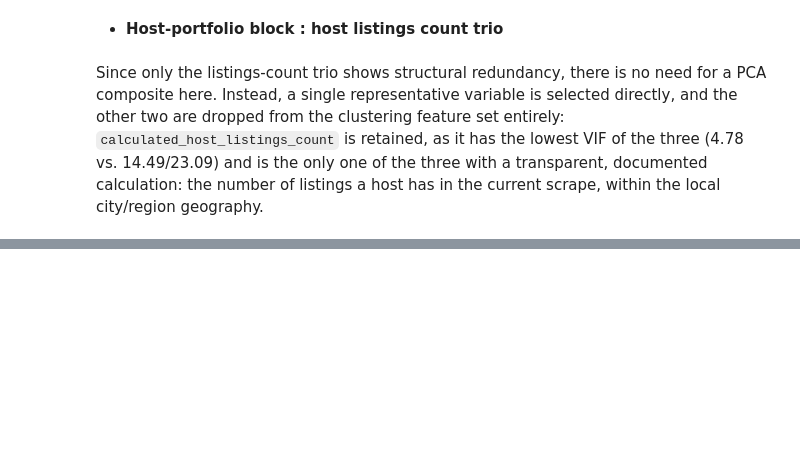
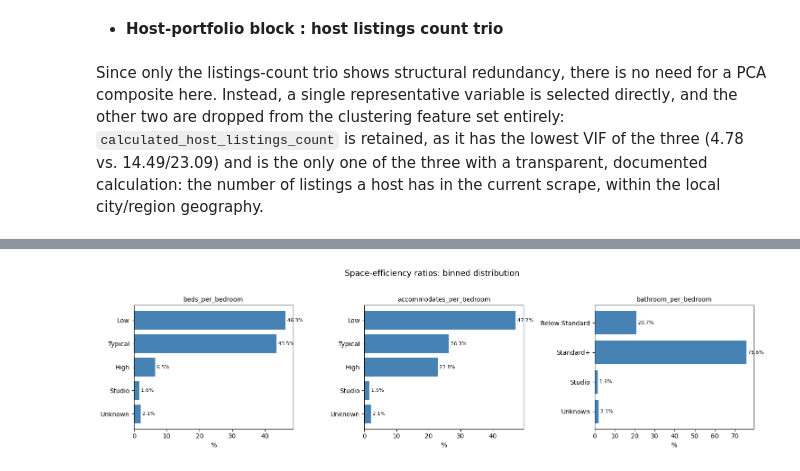
Before and after one commit to pln6/airbnb-market-segmentation-analysis, a Jupyter notebook: notebooks/02_feature_engineering.ipynb, the cells around one changed output, grey strips where cells are left out. Saved outputs shown, nothing was run; the diff lists cells and outputs as text; code cells hidden in the pictures; blank space fills up the shorter version.

Commit message:
feat: add space-efficiency ratios with binning as domain-driven derived features

```diff
--- a/notebooks/02_feature_engineering.ipynb
+++ b/notebooks/02_feature_engineering.ipynb
@@ -525,0 +530,14 @@ Since only the listings-count trio shows structural redundancy, there is no need
+# %%
+listings_clean['beds_per_bedroom'] = (
+    listings_clean['beds'] / listings_clean['bedrooms_raw'].replace(0, np.nan)
+)
+
+listings_clean['accommodates_per_bedroom'] = (
+    listings_clean['accommodates'] / listings_clean['bedrooms_raw'].replace(0, np.nan)
+)
+
+listings_clean['bathroom_per_bedroom'] = (
+    listings_clean['bathroom_count'] / listings_clean['bedrooms_raw'].replace(0, np.nan)
+)
+
+display(listings_clean[['beds_per_bedroom', 'accommodates_per_bedroom', 'bathroom_per_bedroom']].describe())
@@ -525,0 +556,65 @@ Since only the listings-count trio shows structural redundancy, there is no need
+# %%
+def bin_ratio_with_studio(df, ratio_col, bedroom_col, n_bins=3, labels=None):
+    """
+    Bins a per-bedroom ratio into quantile categories, with dedicated
+    'Studio' (bedroom_col == 0) and 'Unknown' (bedroom_col is NaN) categories
+    handled separately from the quantile split on genuine multi-bedroom listings.
+    """
+    is_studio = df[bedroom_col] == 0
+    is_missing = df[bedroom_col].isna()
+    valid_mask = ~is_studio & ~is_missing
+    observed = df.loc[valid_mask, ratio_col]
+    quantile_edges = np.unique(observed.quantile(np.linspace(0, 1, n_bins + 1)).values)
+    actual_n_bins = len(quantile_edges) - 1
+    bin_labels = labels if (labels and len(labels) == actual_n_bins) else [f"Q{i+1}" for i in range(actual_n_bins)]
+    binned = pd.cut(df[ratio_col], bins=quantile_edges, labels=bin_labels, include_lowest=True).astype(object)
+    binned = binned.where(valid_mask, np.where(is_studio, "Studio", "Unknown"))
+    return pd.Categorical(binned, categories=bin_labels + ["Studio", "Unknown"], ordered=False)
+
+
+def bin_ratio_ceiling(df, ratio_col, bedroom_col, ceiling=1.0, labels=('Below Standard', 'Standard+')):
+    """
+    Binary ceiling split for ratios with a heavy point mass at a natural
+    'standard' value, where quantile binning collapses due to tied values —
+    same logic as host_acceptance_rate / host_response_rate in Section 7.
+    """
+    is_studio = df[bedroom_col] == 0
+    is_missing = df[bedroom_col].isna()
+    valid_mask = ~is_studio & ~is_missing
+    binned = np.where(df[ratio_col] < ceiling, labels[0], labels[1])
+    binned = pd.Series(binned, index=df.index).astype(object)
+    binned = binned.where(valid_mask, np.where(is_studio, "Studio", "Unknown"))
+    return pd.Categorical(binned, categories=list(labels) + ["Studio", "Unknown"], ordered=False)
+
+
+listings_clean['beds_per_bedroom_binned'] = bin_ratio_with_studio(
+    listings_clean, 'beds_per_bedroom', 'bedrooms_raw', n_bins=3,
+    labels=['Low', 'Typical', 'High']
+)
+listings_clean['accommodates_per_bedroom_binned'] = bin_ratio_with_studio(
+    listings_clean, 'accommodates_per_bedroom', 'bedrooms_raw', n_bins=3,
+    labels=['Low', 'Typical', 'High']
+)
+listings_clean['bathroom_per_bedroom_binned'] = bin_ratio_ceiling(
+    listings_clean, 'bathroom_per_bedroom', 'bedrooms_raw', ceiling=1.0,
+    labels=('Below Standard', 'Standard+')
+)
+
+# visualize resulting distributions
+binned_cols = ['beds_per_bedroom_binned', 'accommodates_per_bedroom_binned', 'bathroom_per_bedroom_binned']
+fig, axes = plt.subplots(1, 3, figsize=(15, 4))
+
+for ax, col in zip(axes, binned_cols):
+    pct = listings_clean[col].value_counts(normalize=True).mul(100).round(1)
+    pct = pct.reindex(listings_clean[col].cat.categories)
+    ax.barh(pct.index[::-1], pct.values[::-1], color='steelblue')
+    ax.set_title(col.replace('_binned', ''), fontsize=10)
+    ax.set_xlabel('%')
+    for i, v in enumerate(pct.values[::-1]):
+        ax.text(v, i, f' {v}%', va='center', fontsize=8)
+
+plt.suptitle('Space-efficiency ratios: binned distribution', fontsize=13, y=1.03)
+plt.tight_layout()
+plt.show()
+# %% [output]
+[figure, added]
```
Also changed, not shown: parts of 5 cells of this notebook.
